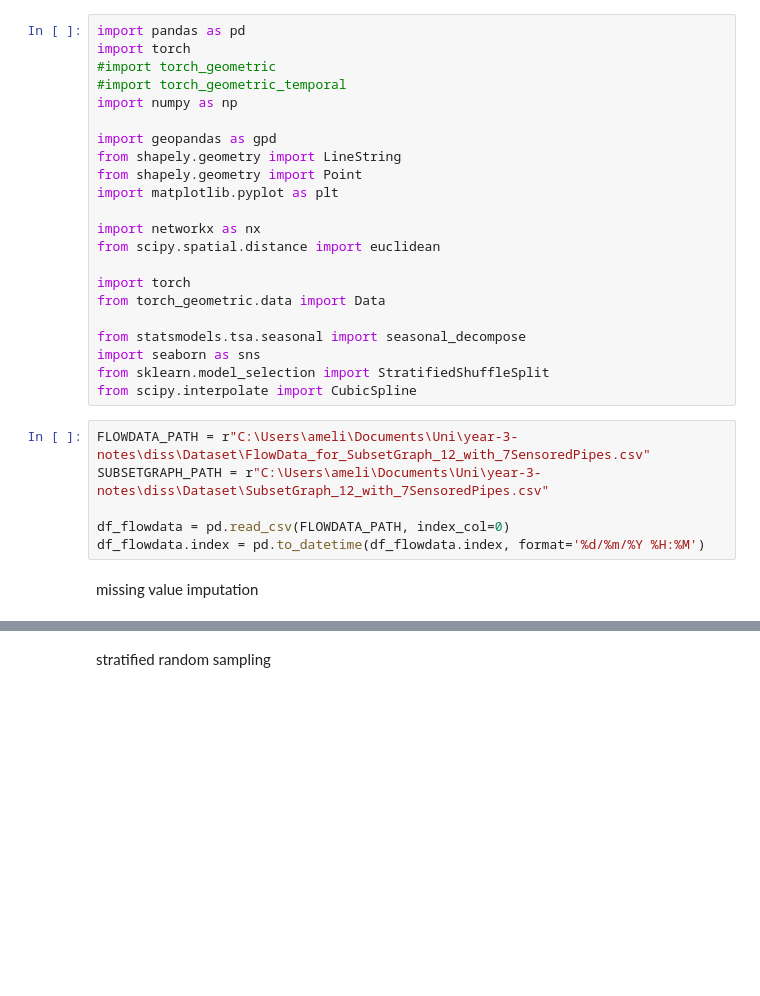
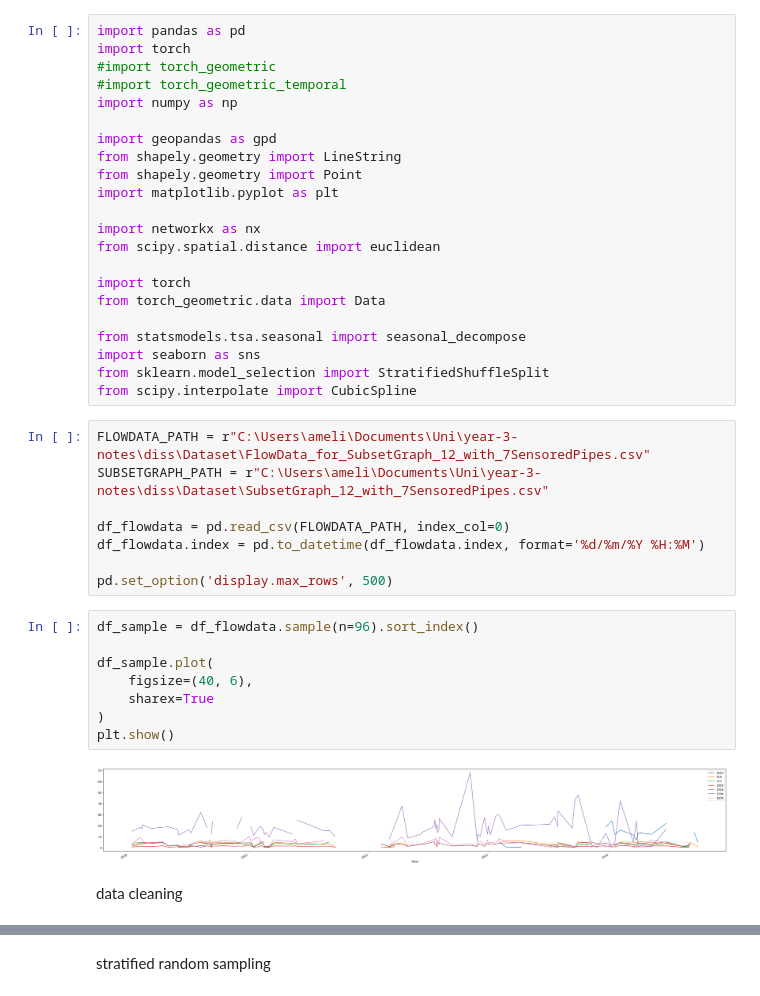
Before and after one commit to amy-jd/ECM3401-Personal-Project, a Jupyter notebook: preprocessing.ipynb, the cells around one changed output, grey strips where cells are left out. Cells and saved outputs as stored; diff of their text form; blank space fills up the shorter version.

```diff
--- a/preprocessing.ipynb
+++ b/preprocessing.ipynb
@@ -26,6 +26,18 @@ SUBSETGRAPH_PATH = r"C:\Users\ameli\Documents\Uni\year-3-notes\diss\Dataset\Subs
 
 df_flowdata = pd.read_csv(FLOWDATA_PATH, index_col=0)
 df_flowdata.index = pd.to_datetime(df_flowdata.index, format='%d/%m/%Y %H:%M')
+
+pd.set_option('display.max_rows', 500)
+# %%
+df_sample = df_flowdata.sample(n=96).sort_index()
+
+df_sample.plot(
+    figsize=(40, 6),
+    sharex=True
+)
+plt.show()
+# %% [output]
+[figure, added]
 # %% [markdown]
-missing value imputation
+data cleaning
 # %%
```
Also changed, not shown: parts of 4 cells of this notebook.
